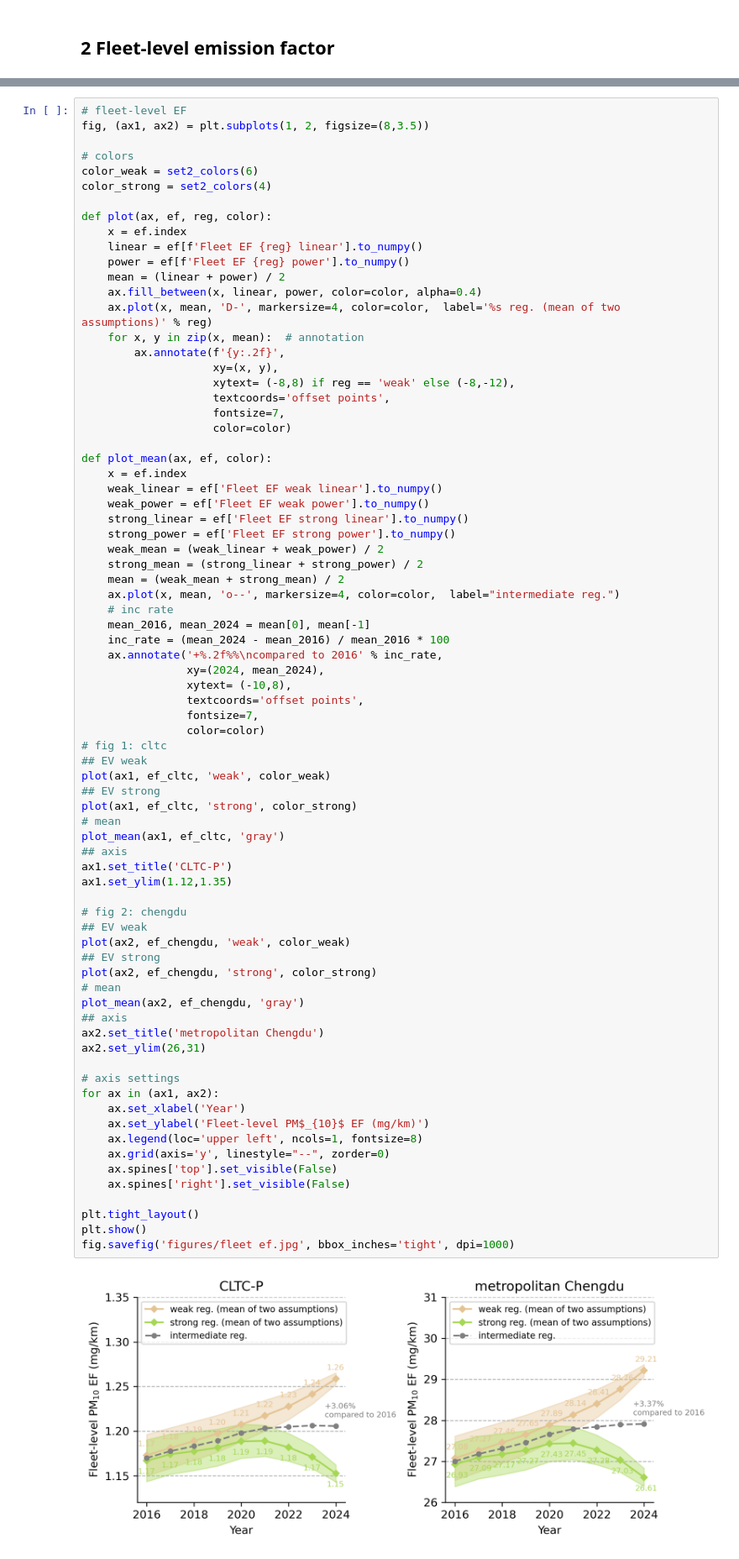
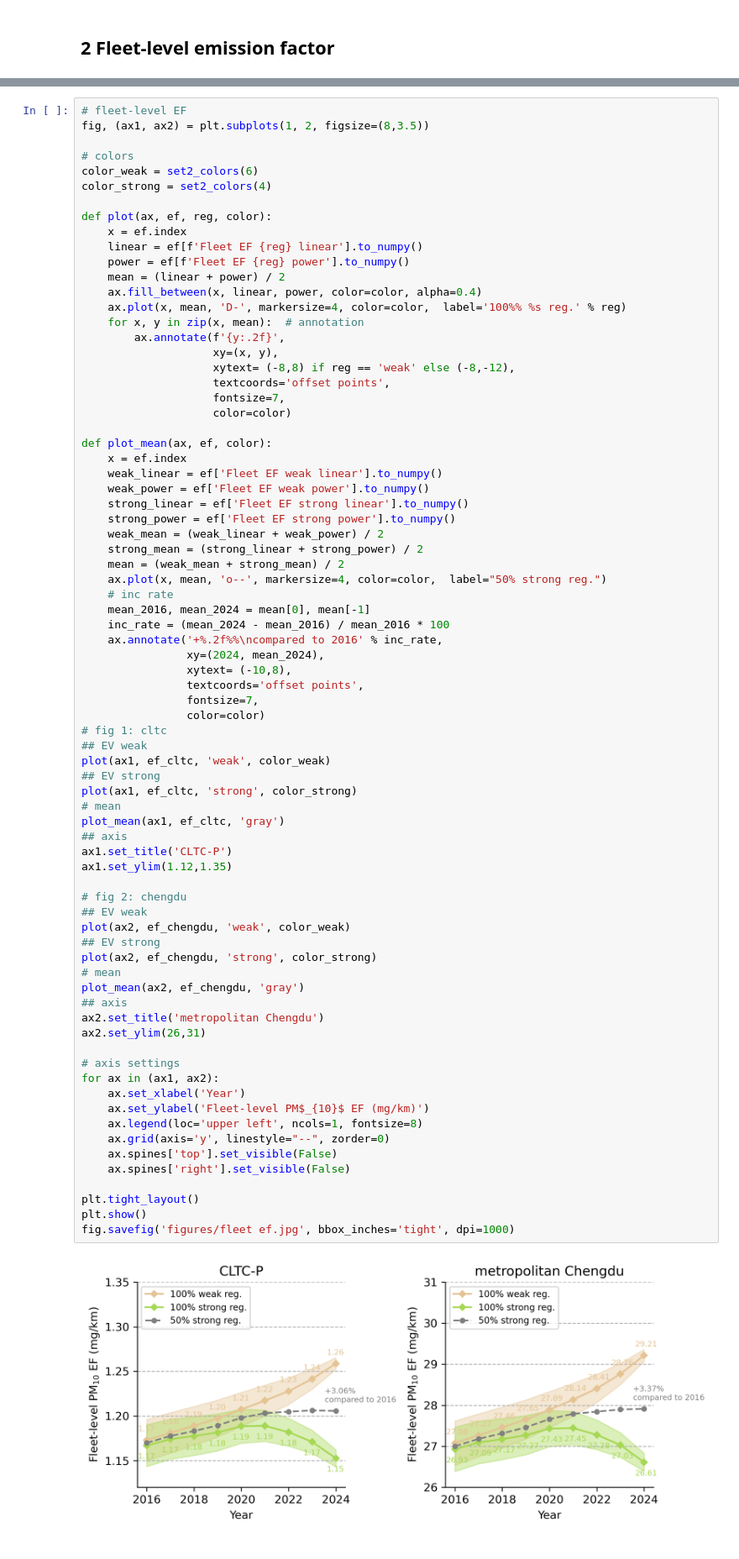
Before and after one commit to QiuziChen/ev-bwp-modeling, a Jupyter notebook: doc6_fleet_level_emission_factor.ipynb, the cells around one changed output, grey strips where cells are left out. Shown at 84% size. Cells and saved outputs as stored; diff of their text form.

```diff
--- a/doc6_fleet_level_emission_factor.ipynb
+++ b/doc6_fleet_level_emission_factor.ipynb
@@ -119,7 +119,7 @@ def plot(ax, ef, reg, color):
     power = ef[f'Fleet EF {reg} power'].to_numpy()
     mean = (linear + power) / 2
     ax.fill_between(x, linear, power, color=color, alpha=0.4)
-    ax.plot(x, mean, 'D-', markersize=4, color=color,  label='%s reg. (mean of two assumptions)' % reg)
+    ax.plot(x, mean, 'D-', markersize=4, color=color,  label='100%% %s reg.' % reg)
     for x, y in zip(x, mean):  # annotation
         ax.annotate(f'{y:.2f}',
                     xy=(x, y),
@@ -137,7 +137,7 @@ def plot_mean(ax, ef, color):
     weak_mean = (weak_linear + weak_power) / 2
     strong_mean = (strong_linear + strong_power) / 2
     mean = (weak_mean + strong_mean) / 2
-    ax.plot(x, mean, 'o--', markersize=4, color=color,  label="intermediate reg.")
+    ax.plot(x, mean, 'o--', markersize=4, color=color,  label="50% strong reg.")
     # inc rate
     mean_2016, mean_2024 = mean[0], mean[-1]
     inc_rate = (mean_2024 - mean_2016) / mean_2016 * 100
@@ -155,34 +155,34 @@ plot(ax1, ef_cltc, 'strong', color_strong)
 # mean
 plot_mean(ax1, ef_cltc, 'gray')
 ## axis
 ax1.set_title('CLTC-P')
 ax1.set_ylim(1.12,1.35)
 
 # fig 2: chengdu
 ## EV weak
 plot(ax2, ef_chengdu, 'weak', color_weak)
 ## EV strong
 plot(ax2, ef_chengdu, 'strong', color_strong)
 # mean
 plot_mean(ax2, ef_chengdu, 'gray')
 ## axis
 ax2.set_title('metropolitan Chengdu')
 ax2.set_ylim(26,31)
 
 # axis settings
 for ax in (ax1, ax2):
     ax.set_xlabel('Year')
     ax.set_ylabel('Fleet-level PM$_{10}$ EF (mg/km)')
     ax.legend(loc='upper left', ncols=1, fontsize=8)
     ax.grid(axis='y', linestyle="--", zorder=0)
     ax.spines['top'].set_visible(False)
     ax.spines['right'].set_visible(False)
 
 plt.tight_layout()
 plt.show()
 fig.savefig('figures/fleet ef.jpg', bbox_inches='tight', dpi=1000)
 # %% [output]
-[figure, old version]
+[figure, new version]
 # %%
 ef_cltc['Fleet EF weak'] = (ef_cltc['Fleet EF weak linear'] + ef_cltc['Fleet EF weak power']) * 0.5
 ef_cltc['Fleet EF strong'] = (ef_cltc['Fleet EF strong linear'] + ef_cltc['Fleet EF strong power']) * 0.5
```
Also changed, not shown: parts of 1 cell of this notebook, 43 other files.
